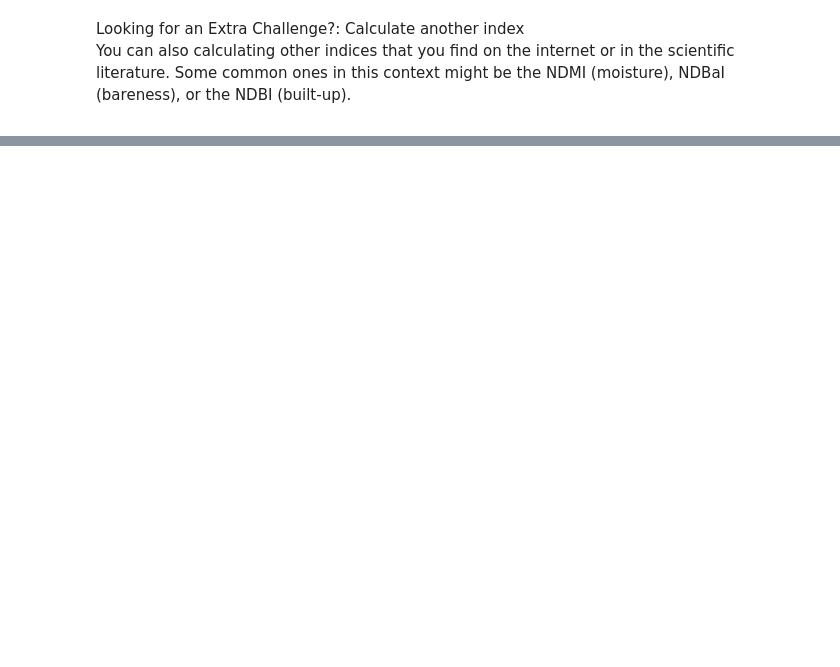
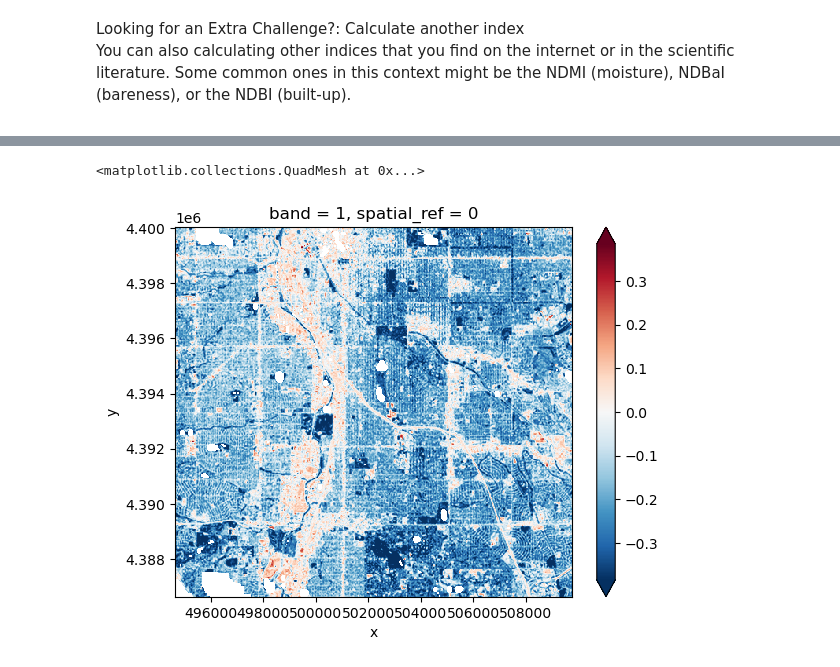
Before and after one commit to earthlab-education/fundamentals-04-redlining-tjstogoski, a Jupyter notebook: notebooks/redlining-33-spectral-indices.ipynb, the cells around one changed output, grey strips where cells are left out. Cells and saved outputs as stored; diff of their text form; code cells hidden in the pictures; blank space fills up the shorter version.

```diff
--- a/notebooks/redlining-33-spectral-indices.ipynb
+++ b/notebooks/redlining-33-spectral-indices.ipynb
@@ -60,0 +90,9 @@ be the NDMI (moisture), NDBaI (bareness), or the NDBI (built-up).</p></div></div
+# %%
+# Normalized Difference Built-up Index (Shortwave Infrared and Near Infrared)
+ndbi_da = ((band_dict['swir1'] - band_dict['nir'])
+    / (band_dict['swir1'] + band_dict['nir'])
+    )
+ndbi_da.plot(robust=True)
+# %% [output]
+<matplotlib.collections.QuadMesh at 0x...>
+[figure, added]
```
Also changed, not shown: parts of 4 cells of this notebook.
